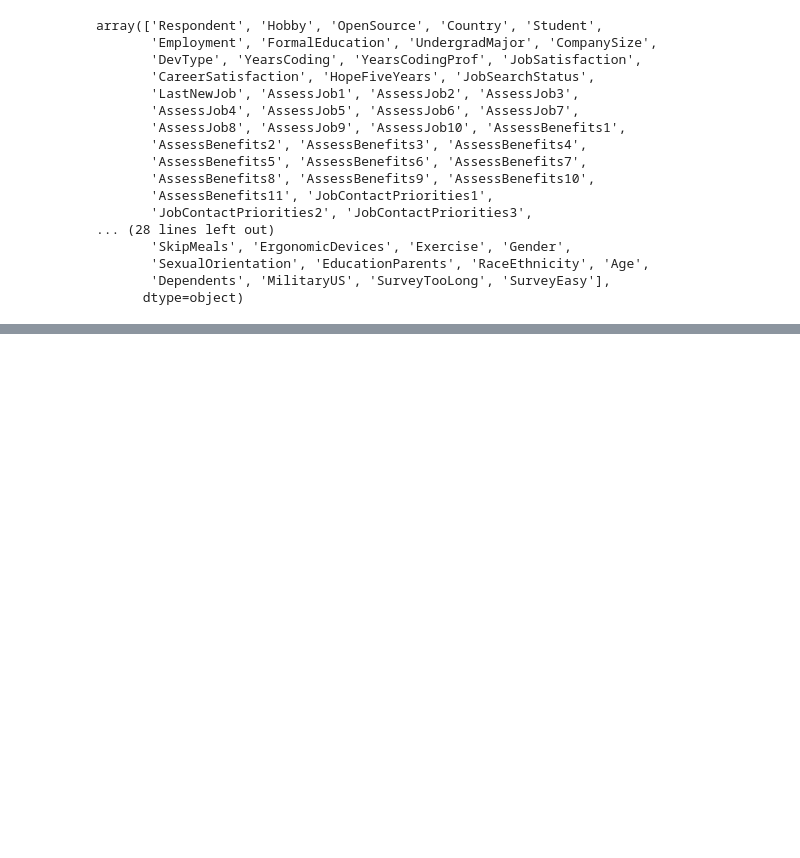
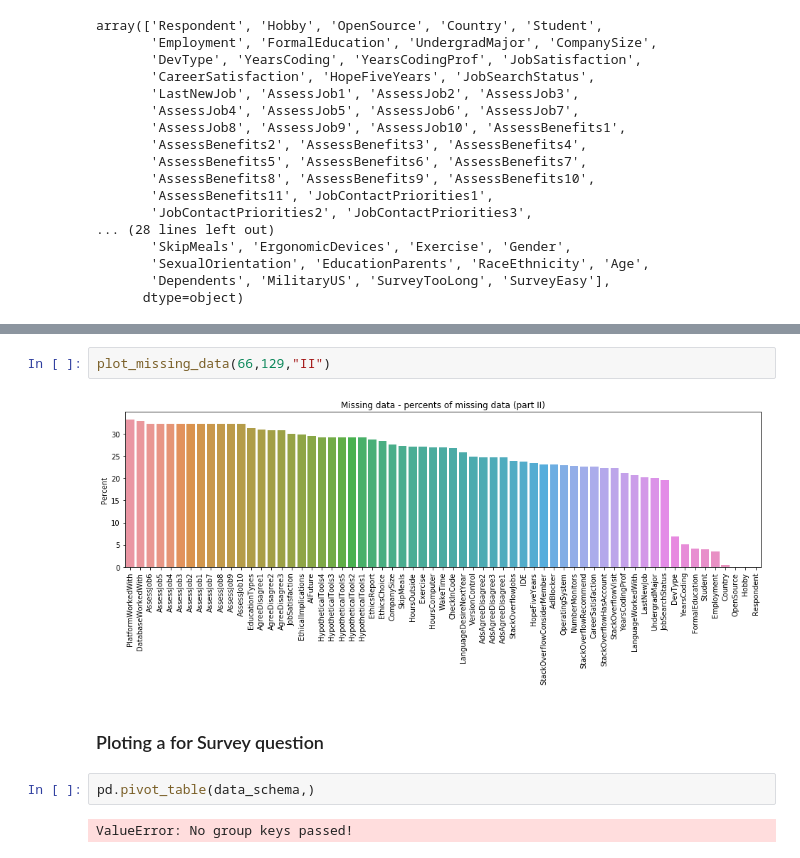
Before and after one commit to karangupta26/EDA-StackOverflow-Survey-2018, a Jupyter notebook: EDA of StackOverflow data set.ipynb, the cells around one changed output, grey strips where cells are left out. Saved outputs shown, nothing was run; the diff lists cells and outputs as text; blank space fills up the shorter version.

```diff
--- a/EDA of StackOverflow data set.ipynb
+++ b/EDA of StackOverflow data set.ipynb
@@ -45,0 +71,10 @@ array(['Respondent', 'Hobby', 'OpenSource', 'Country', 'Student',
+# %%
+plot_missing_data(66,129,"II")
+# %% [output]
+[figure, added]
+# %% [markdown]
+### Ploting a for Survey question
+# %%
+pd.pivot_table(data_schema,)
+# %% [output]
+ValueError: No group keys passed!
```
Also changed, not shown: parts of 5 cells of this notebook.
